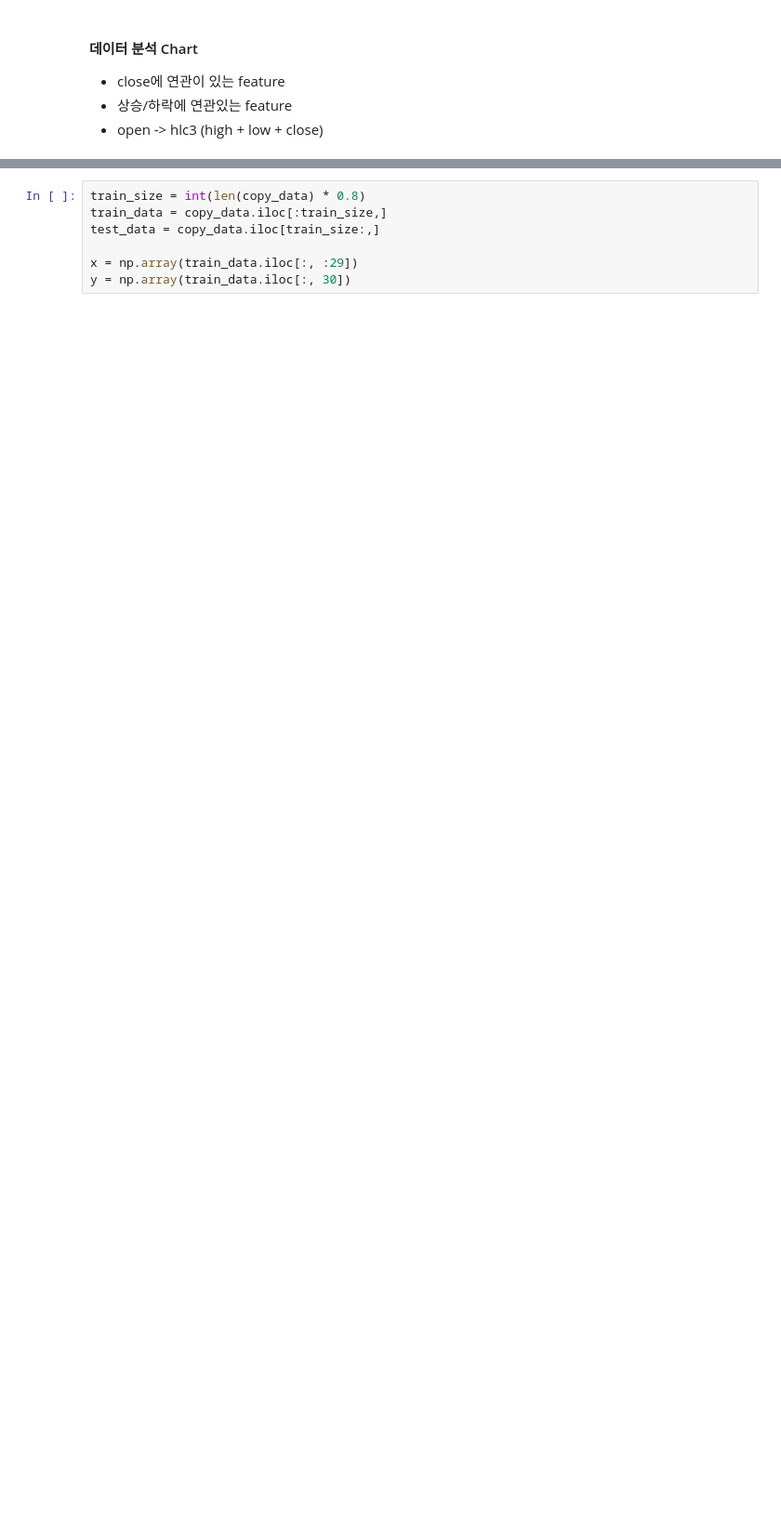
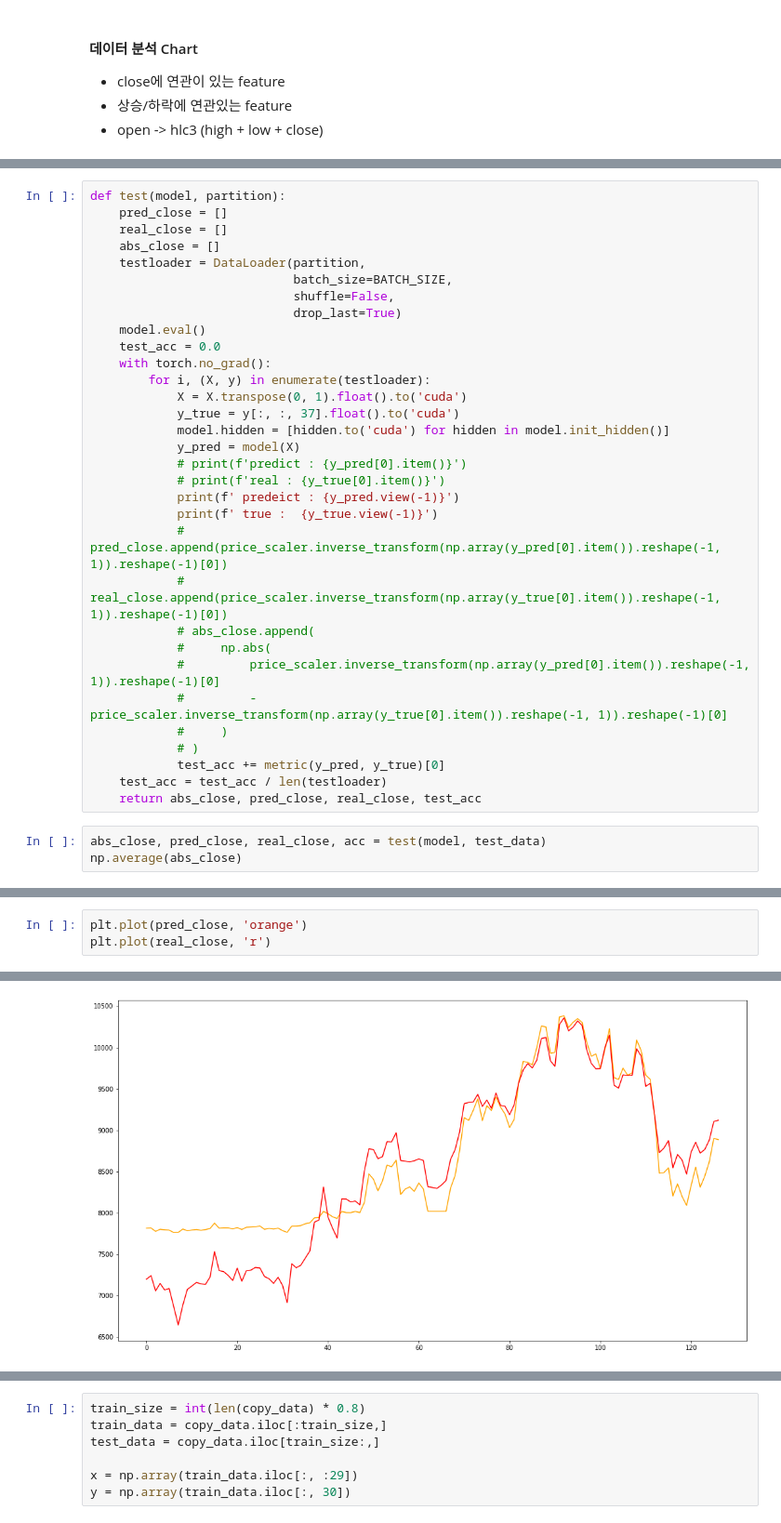
Before and after one commit to heugyu/coin_deep_learning, a Jupyter notebook: DataAnalysis.ipynb, the cells around one changed output, grey strips where cells are left out. Shown at 93% size. Saved outputs shown, nothing was run; the diff lists cells and outputs as text; blank space fills up the shorter version.

```diff
--- a/DataAnalysis.ipynb
+++ b/DataAnalysis.ipynb
@@ -176,0 +403,35 @@ copy_data.head()
+# %%
+def test(model, partition):
+    pred_close = []
+    real_close = []
+    abs_close = []
+    testloader = DataLoader(partition,
+                            batch_size=BATCH_SIZE,
+                            shuffle=False,
+                            drop_last=True)
+    model.eval()
+    test_acc = 0.0
+    with torch.no_grad():
+        for i, (X, y) in enumerate(testloader):
+            X = X.transpose(0, 1).float().to('cuda')
+            y_true = y[:, :, 37].float().to('cuda')
+            model.hidden = [hidden.to('cuda') for hidden in model.init_hidden()]
+            y_pred = model(X)
+            # print(f'predict : {y_pred[0].item()}')
+            # print(f'real : {y_true[0].item()}')
+            print(f' predeict : {y_pred.view(-1)}')
+            print(f' true :  {y_true.view(-1)}')
+            # pred_close.append(price_scaler.inverse_transform(np.array(y_pred[0].item()).reshape(-1, 1)).reshape(-1)[0])
+            # real_close.append(price_scaler.inverse_transform(np.array(y_true[0].item()).reshape(-1, 1)).reshape(-1)[0])
+            # abs_close.append(
+            #     np.abs(
+            #         price_scaler.inverse_transform(np.array(y_pred[0].item()).reshape(-1, 1)).reshape(-1)[0]
+            #         - price_scaler.inverse_transform(np.array(y_true[0].item()).reshape(-1, 1)).reshape(-1)[0]
+            #     )
+            # )
+            test_acc += metric(y_pred, y_true)[0]
+    test_acc = test_acc / len(testloader)
+    return abs_close, pred_close, real_close, test_acc
+# %%
+abs_close, pred_close, real_close, acc = test(model, test_data)
+np.average(abs_close)
@@ -176,0 +457,4 @@ copy_data.head()
+# %%
+plt.plot(pred_close, 'orange')
+plt.plot(real_close, 'r')
+# %% [output]
@@ -176,0 +462 @@ copy_data.head()
+[figure, added]
```
Also changed, not shown: parts of 29 cells of this notebook.
